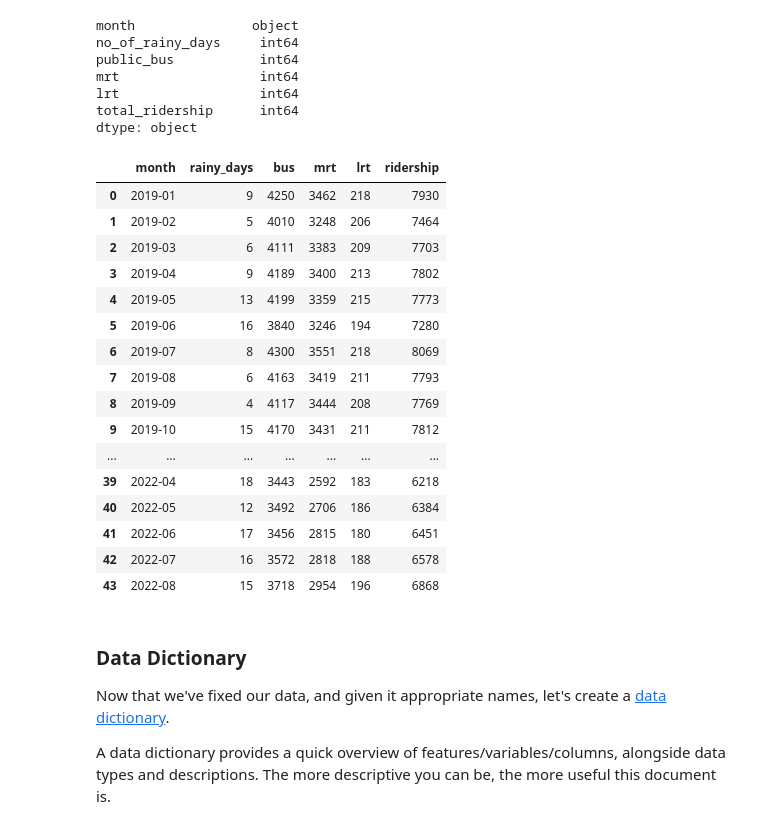
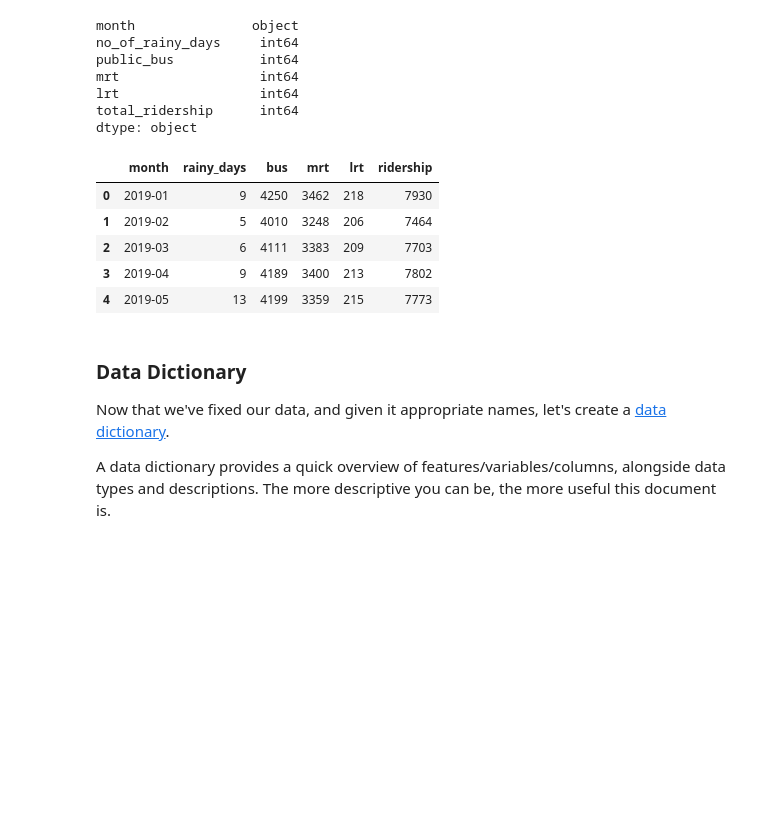
Before and after one commit to ivanchanzhengyang/Project-1, a Jupyter notebook: Project 1 codes.ipynb, the cells around one changed output. Saved outputs shown, nothing was run; the diff lists cells and outputs as text; code cells hidden in the pictures; blank space fills up the shorter version.

```diff
--- a/Project 1 codes.ipynb
+++ b/Project 1 codes.ipynb
@@ -226,34 +226,23 @@ dtype: object
 # %%
 # Rename columns
 df_rainy_ridership = df_rainy_ridership.rename(columns={
     'month': 'month',
     'no_of_rainy_days': 'rainy_days',
     'public_bus': 'bus',
     'mrt': 'mrt',
     'lrt': 'lrt',
     'total_ridership': 'ridership'
 })
 # Assuming df3 is your combined DataFrame
 df_rainy_ridership.to_csv('Data/rainy_days_to_ridership.csv', index=False)
-df_rainy_ridership
+df_rainy_ridership.head()
 # %% [output]
 |  | month | rainy_days | bus | mrt | lrt | ridership |
 | 0 | 2019-01 | 9 | 4250 | 3462 | 218 | 7930 |
 | 1 | 2019-02 | 5 | 4010 | 3248 | 206 | 7464 |
 | 2 | 2019-03 | 6 | 4111 | 3383 | 209 | 7703 |
 | 3 | 2019-04 | 9 | 4189 | 3400 | 213 | 7802 |
 | 4 | 2019-05 | 13 | 4199 | 3359 | 215 | 7773 |
-| 5 | 2019-06 | 16 | 3840 | 3246 | 194 | 7280 |
-| 6 | 2019-07 | 8 | 4300 | 3551 | 218 | 8069 |
-| 7 | 2019-08 | 6 | 4163 | 3419 | 211 | 7793 |
-| 8 | 2019-09 | 4 | 4117 | 3444 | 208 | 7769 |
-| 9 | 2019-10 | 15 | 4170 | 3431 | 211 | 7812 |
-| ... | ... | ... | ... | ... | ... | ... |
-| 39 | 2022-04 | 18 | 3443 | 2592 | 183 | 6218 |
-| 40 | 2022-05 | 12 | 3492 | 2706 | 186 | 6384 |
-| 41 | 2022-06 | 17 | 3456 | 2815 | 180 | 6451 |
-| 42 | 2022-07 | 16 | 3572 | 2818 | 188 | 6578 |
-| 43 | 2022-08 | 15 | 3718 | 2954 | 196 | 6868 |
 # %% [markdown]
 ### Data Dictionary
 
```
